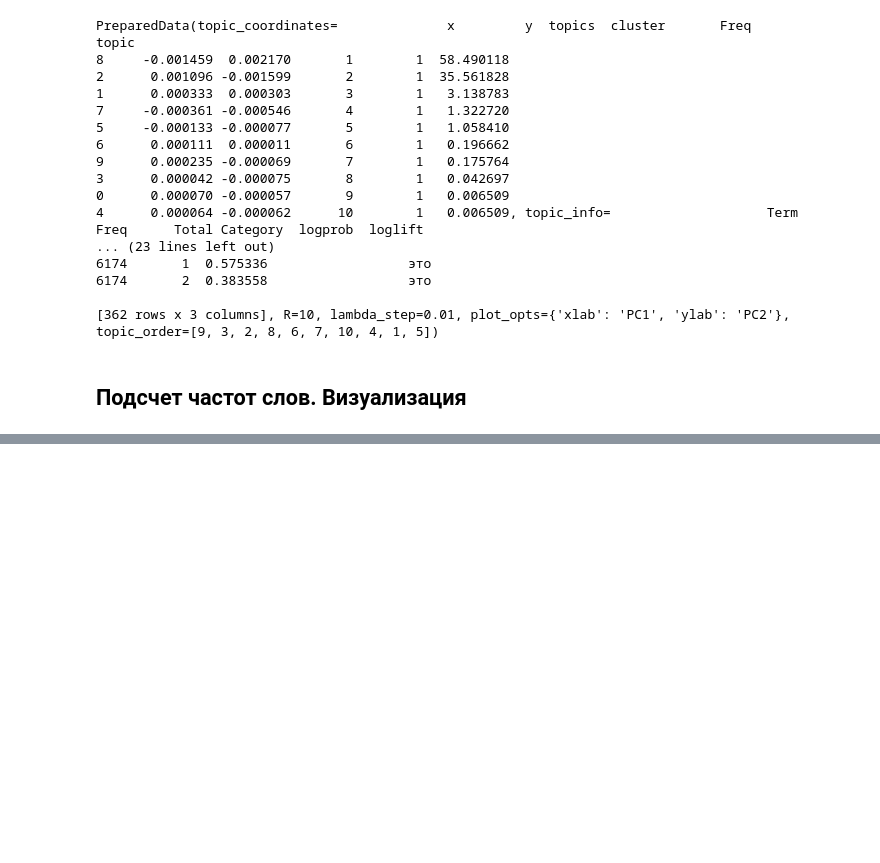
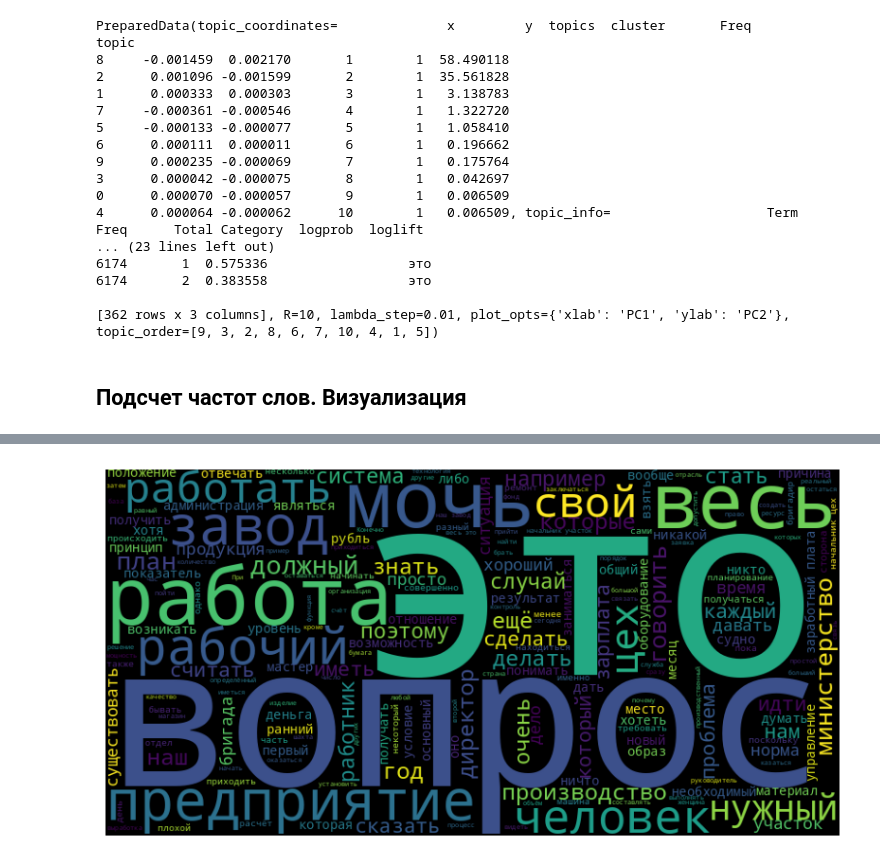
Before and after one commit to trocean11/python_dc, a Jupyter notebook: NLTK_Topic_modeling.ipynb, the cells around one changed output, grey strips where cells are left out. Drawn from its saved outputs; the diff is of its cells as text; code cells hidden in the pictures; blank space fills up the shorter version.

```diff
--- a/NLTK_Topic_modeling.ipynb
+++ b/NLTK_Topic_modeling.ipynb
@@ -219,3 +207,13 @@ fig_word = px.bar(x=[item[0] for item in word_data], y=[item[1] for item in word
 fig_word.show()
 # %% [output]
 [interactive output not drawn]
+# %%
+text_data = ' '.join([word for text in processed_docs for word in text])
+wordcloud = WordCloud(width=800,
+                      height=400).generate(text_data)
+plt.figure(figsize=(10, 8))
+plt.imshow(wordcloud)
+plt.axis("off")
+plt.show()
+# %% [output]
+[figure, added]
```
Also changed, not shown: parts of 2 cells of this notebook.
